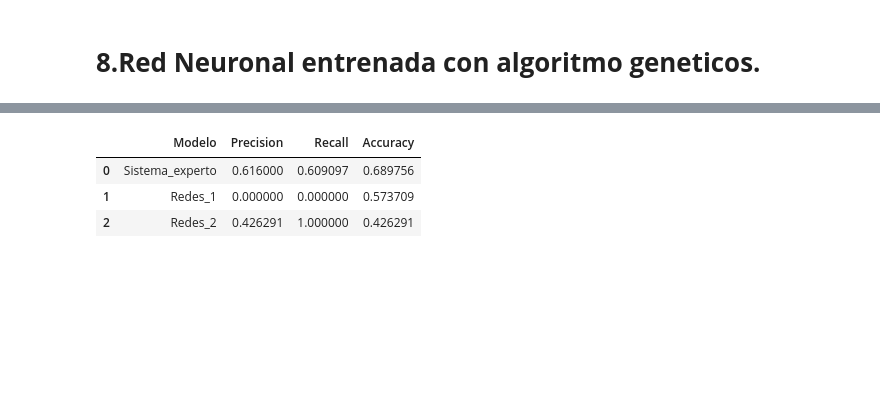
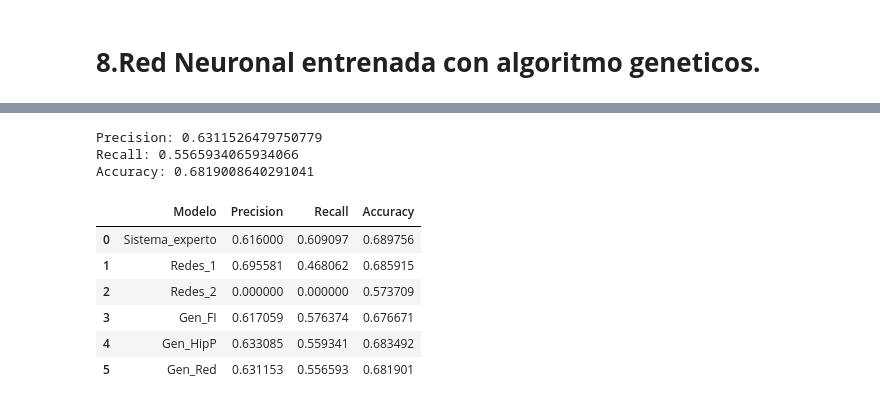
Before and after one commit to jsebastianquiroga/Big_Data-_Derby_2022_SI, a Jupyter notebook: Notebooks/sistemas_inteligentes.ipynb, the cells around one changed output, grey strips where cells are left out. Cells and saved outputs as stored; diff of their text form; code cells hidden in the pictures; blank space fills up the shorter version.

```diff
--- a/Notebooks/sistemas_inteligentes.ipynb
+++ b/Notebooks/sistemas_inteligentes.ipynb
@@ -1115,7 +706,7 @@ X_test, y_test = test.drop('First_3', axis=1), test['First_3']
 clf = RandomForestClassifier()
 evolved_estimator = GAFeatureSelectionCV(
     estimator=clf,
-    scoring="precision",
+    scoring="accuracy",
     population_size=15,
     generations=15,
     n_jobs=-1)
@@ -1130,5 +736,5 @@ gen     nevals  fitness fitness_std     fitness_max     fitness_min
 # %%
-#features = evolved_estimator.best_features_
+features = evolved_estimator.best_features_
 #print(features)
 #X_test.columns[features]
 variables_imp = X_test[X_test.columns[features]]
@@ -1185,7 +777,7 @@ cv = StratifiedKFold(n_splits=3, shuffle=True)
 
 evolved_estimator = GASearchCV(estimator=clf,
                                cv=cv,
-                               scoring='precision',
+                               scoring='accuracy',
                                population_size=10,
                                generations=20,
                                tournament_size=3,
@@ -1381,7 +977,7 @@ class GeneticNeuralNetwork(Sequential):
         self.compile(
                       optimizer='rmsprop',
                       loss='binary_crossentropy',
-                      metrics=['precision']
+                      metrics=['accuracy']
                       )
         self.fit(X_train.values, y_train.values, epochs=epochs)
 
@@ -1492,18 +1089,25 @@ y_hat = gnn.predict(X_test.values)
 # %%
-print('Precision:',precision_score(y_test, y_hat))
-print('Recall:',recall_score(y_test,y_hat))
-print('Accuracy:',accuracy_score(y_test,y_hat))
+print('Precision:',precision_score(y_test, y_hat.round()))
+print('Recall:',recall_score(y_test,y_hat.round()))
+print('Accuracy:',accuracy_score(y_test,y_hat.round()))
+# %% [output]
+Precision: 0.6311526479750779
+Recall: 0.5565934065934066
+Accuracy: 0.6819008640291041
 # %%
 d5 = {'Modelo': ['Gen_Red'],
-     'Precision': precision_score(y_test, y_hat),
-     'Recall': recall_score(y_test, y_hat),
-     'Accuracy': accuracy_score(y_test, y_hat)}
-Resultados4 = pd.DataFrame(data=d5)
+     'Precision': precision_score(y_test, y_hat.round()),
+     'Recall': recall_score(y_test, y_hat.round()),
+     'Accuracy': accuracy_score(y_test, y_hat.round())}
+Resultados5 = pd.DataFrame(data=d5)
 
 Resultados = Resultados.append(Resultados5, ignore_index=True)
 Resultados
 # %% [output]
 |  | Modelo | Precision | Recall | Accuracy |
 | 0 | Sistema_experto | 0.616000 | 0.609097 | 0.689756 |
-| 1 | Redes_1 | 0.000000 | 0.000000 | 0.573709 |
-| 2 | Redes_2 | 0.426291 | 1.000000 | 0.426291 |
+| 1 | Redes_1 | 0.695581 | 0.468062 | 0.685915 |
+| 2 | Redes_2 | 0.000000 | 0.000000 | 0.573709 |
+| 3 | Gen_FI | 0.617059 | 0.576374 | 0.676671 |
+| 4 | Gen_HipP | 0.633085 | 0.559341 | 0.683492 |
+| 5 | Gen_Red | 0.631153 | 0.556593 | 0.681901 |
```
Also changed, not shown: parts of 66 cells of this notebook.
